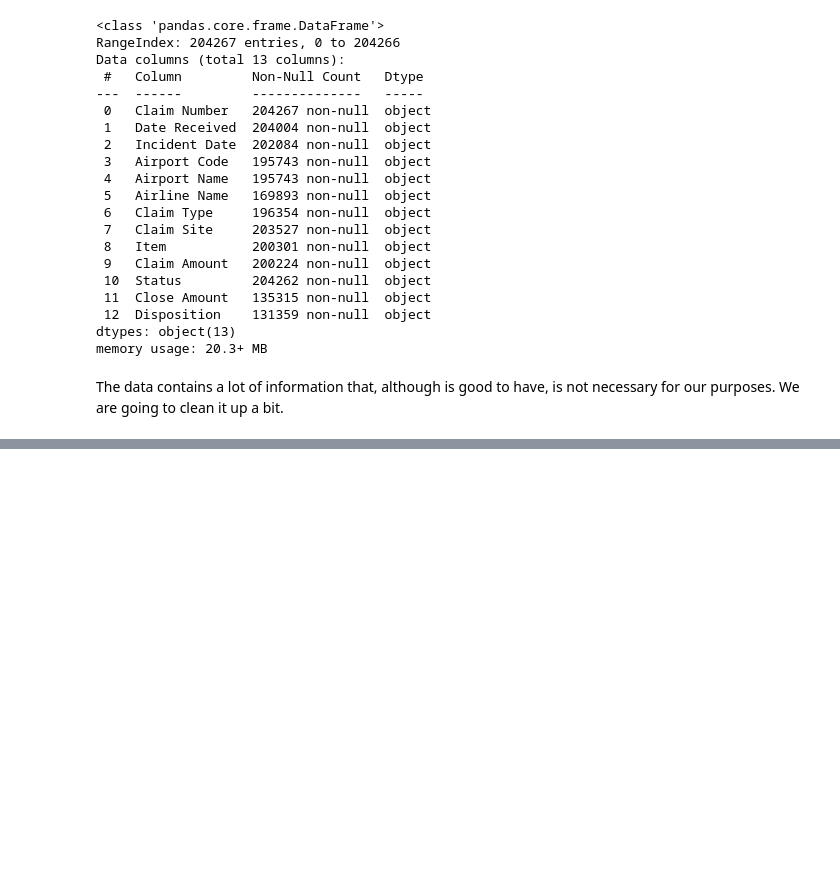
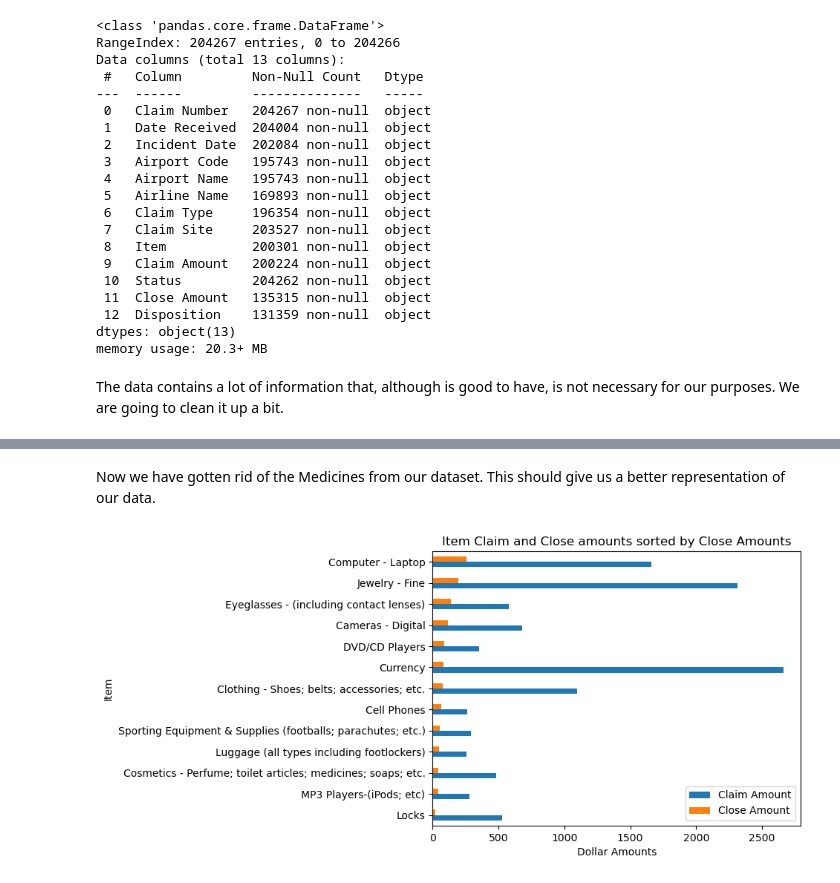
Before and after one commit to iFernandez96/TSA-claim-reimbursement-predictor, a Jupyter notebook: TSA Claim Reimbursement Predictor.ipynb, the cells around one changed output, grey strips where cells are left out. Saved outputs shown, nothing was run; the diff lists cells and outputs as text; code cells hidden in the pictures; blank space fills up the shorter version.

```diff
--- a/TSA Claim Reimbursement Predictor.ipynb
+++ b/TSA Claim Reimbursement Predictor.ipynb
@@ -78,0 +102,10 @@ df = df[df['Item'] != 'Other']
+# %%
+df = df.drop(df[df["Item"] == "Medicines"].index)
+# %% [markdown]
+Now we have gotten rid of the Medicines from our dataset. This should give us a better representation of our data.
+# %%
+df.groupby("Item")[['Claim Amount', 'Close Amount']].mean().sort_values(by="Close Amount").plot.barh()
+plt.xlabel('Dollar Amounts')
+plt.title('Item Claim and Close amounts sorted by Close Amounts');
+# %% [output]
+[figure, added]
```
Also changed, not shown: parts of 12 cells of this notebook, 1 other file.
